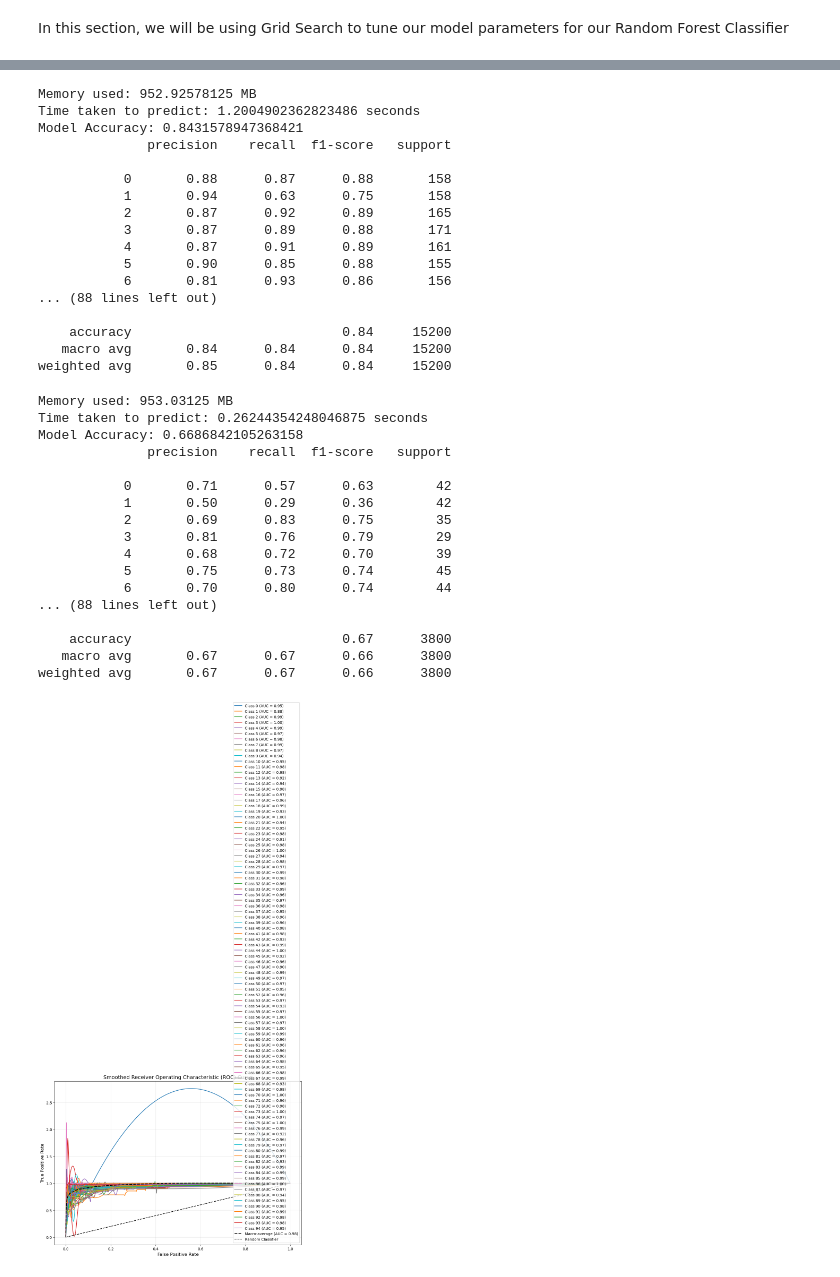
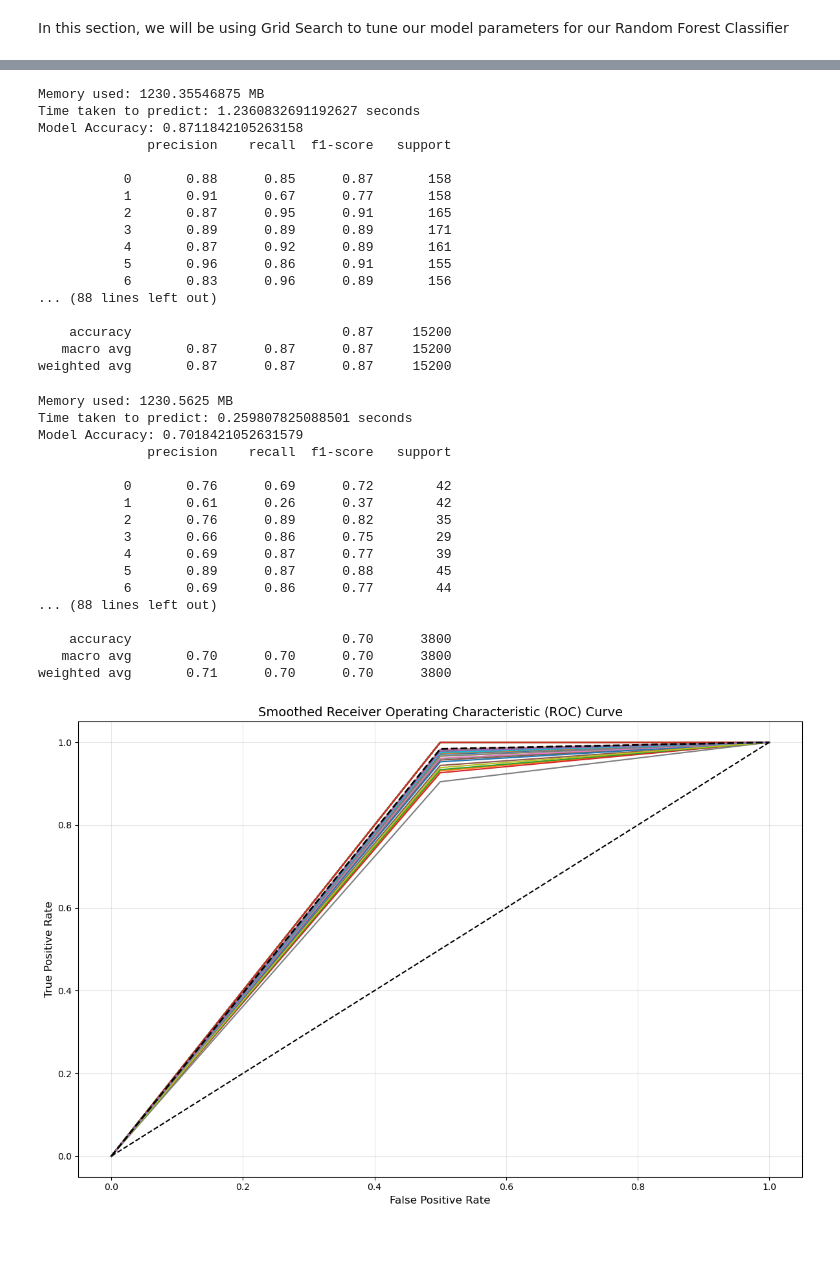
Before and after one commit to BettinaTee03/Machine-Learning-Group-Project, a Jupyter notebook: closedworld_multiclass.ipynb, the cells around one changed output, grey strips where cells are left out. Saved outputs shown, nothing was run; the diff lists cells and outputs as text; code cells hidden in the pictures; blank space fills up the shorter version.

```diff
--- a/closedworld_multiclass.ipynb
+++ b/closedworld_multiclass.ipynb
@@ -26,10 +25,10 @@ To begin, we will first import the dataframes into this notebook. Run either 1 o
 If you are using Google Colab, run this block
 # %%
 # 1 Use this with colab
-#print("Loading datafile...")
-#with open('datasets/extracted_features.pkl', 'rb') as f:
-#    extracted_df = pickle.load(f)
-#print ("Data loaded")
+print("Loading datafile...")
+with open('datasets/extracted_features.pkl', 'rb') as f:
+    extracted_df = pickle.load(f)
+print ("Data loaded")
 # %% [markdown]
 If you are using local, run this block
 # %%
@@ -582,26 +582,26 @@ memory_used_selected_features_tuned_train = process.memory_info().rss / (1024 *
 # Print accuracy and other metrics
 print("Memory used:", memory_used_selected_features_tuned_train, "MB")
 print("Time taken to predict:", time_taken_selected_features_tuned_train, "seconds")
-print("Model Accuracy:", accuracy_score(y_train, y_train_pred))
-print(classification_report(y_train, y_train_pred))
+print("Model Accuracy:", accuracy_score(y_initial_train, y_initial_train_pred))
+print(classification_report(y_initial_train, y_initial_train_pred))
 # %% [output]
-Memory used: 952.92578125 MB
-Time taken to predict: 1.2004902362823486 seconds
-Model Accuracy: 0.8431578947368421
+Memory used: 1230.35546875 MB
+Time taken to predict: 1.2360832691192627 seconds
+Model Accuracy: 0.8711842105263158
               precision    recall  f1-score   support
 
-           0       0.88      0.87      0.88       158
-           1       0.94      0.63      0.75       158
-           2       0.87      0.92      0.89       165
-           3       0.87      0.89      0.88       171
-           4       0.87      0.91      0.89       161
-           5       0.90      0.85      0.88       155
-           6       0.81      0.93      0.86       156
+           0       0.88      0.85      0.87       158
+           1       0.91      0.67      0.77       158
+           2       0.87      0.95      0.91       165
+           3       0.89      0.89      0.89       171
+           4       0.87      0.92      0.89       161
+           5       0.96      0.86      0.91       155
+           6       0.83      0.96      0.89       156
 ... (88 lines left out)
 
-    accuracy                           0.84     15200
-   macro avg       0.84      0.84      0.84     15200
-weighted avg       0.85      0.84      0.84     15200
+    accuracy                           0.87     15200
+   macro avg       0.87      0.87      0.87     15200
+weighted avg       0.87      0.87      0.87     15200
 # %%
 # Create a process object to track current process
 process = psutil.Process(os.getpid())
@@ -618,26 +618,26 @@ memory_used_selected_features_tuned_test = process.memory_info().rss / (1024 * 1
 # Print accuracy and other metrics
 print("Memory used:", memory_used_selected_features_tuned_test, "MB")
 print("Time taken to predict:", time_taken_selected_features_tuned_test, "seconds")
-print("Model Accuracy:", accuracy_score(y_test, y_test_pred))
-print(classification_report(y_test, y_test_pred))
+print("Model Accuracy:", accuracy_score(y_initial_test, y_initial_test_pred))
+print(classification_report(y_initial_test, y_initial_test_pred))
 # %% [output]
-Memory used: 953.03125 MB
-Time taken to predict: 0.26244354248046875 seconds
-Model Accuracy: 0.6686842105263158
+Memory used: 1230.5625 MB
+Time taken to predict: 0.259807825088501 seconds
+Model Accuracy: 0.7018421052631579
               precision    recall  f1-score   support
 
-           0       0.71      0.57      0.63        42
-           1       0.50      0.29      0.36        42
-           2       0.69      0.83      0.75        35
-           3       0.81      0.76      0.79        29
-           4       0.68      0.72      0.70        39
-           5       0.75      0.73      0.74        45
-           6       0.70      0.80      0.74        44
+           0       0.76      0.69      0.72        42
+           1       0.61      0.26      0.37        42
+           2       0.76      0.89      0.82        35
+           3       0.66      0.86      0.75        29
+           4       0.69      0.87      0.77        39
+           5       0.89      0.87      0.88        45
+           6       0.69      0.86      0.77        44
 ... (88 lines left out)
 
-    accuracy                           0.67      3800
-   macro avg       0.67      0.67      0.66      3800
-weighted avg       0.67      0.67      0.66      3800
+    accuracy                           0.70      3800
+   macro avg       0.70      0.70      0.70      3800
+weighted avg       0.71      0.70      0.70      3800
 # %%
 from sklearn.metrics import roc_curve, auc
 from scipy.interpolate import interp1d
@@ -646,14 +646,14 @@ import matplotlib.pyplot as plt
 import numpy as np
 
 # Binarize the test labels
-classes = clf_selected_features.classes_
-y_test_bin = label_binarize(y_test, classes=classes)
+classes = grid.classes_
+y_test_bin = label_binarize(y_initial_test, classes=classes)
 
 # Get predicted probabilities
-y_test_proba = clf_selected_features.predict_proba(X_test)
+y_test_proba = grid.predict_proba(X_initial_test)
 
 # Function to smooth the ROC curve
-def smooth_curve(x, y, num_points=1000):
+def smooth_curve(x, y, num_points=3):
     # Ensure unique x values
     unique_x, indices = np.unique(x, return_index=True)
     unique_y = y[indices]
@@ -687,32 +687,31 @@ for i, class_label in enumerate(classes):
 try:
     # Prepare for macro-average
     all_fpr = np.unique(np.concatenate([roc[2] for roc in roc_aucs]))
     mean_tpr = np.zeros_like(all_fpr)
 
     # Interpolate and average TPR
     for _, _, fpr, tpr in roc_aucs:
         mean_tpr += np.interp(all_fpr, fpr, tpr)
     mean_tpr /= len(roc_aucs)
 
     # Compute macro-average AUC
     macro_auc = auc(all_fpr, mean_tpr)
 
     # Plot macro-average ROC curve
     plt.plot(all_fpr, mean_tpr, label=f'Macro-average (AUC = {macro_auc:.2f})',
              color='black', linestyle='--', linewidth=2)
 except Exception as e:
     print(f"Error computing macro-average: {e}")
 
 # Plot chance line
 plt.plot([0, 1], [0, 1], 'k--', label='Random Classifier')
 
 # Customize the plot
 plt.xlabel('False Positive Rate', fontsize=12)
 plt.ylabel('True Positive Rate', fontsize=12)
 plt.title('Smoothed Receiver Operating Characteristic (ROC) Curve', fontsize=14)
-plt.legend(loc='lower right', fontsize=10)
 plt.grid(alpha=0.3)
 plt.tight_layout()
 plt.show()
 # %% [output]
-[figure, old version]
+[figure, new version]
```
Also changed, not shown: parts of 9 cells of this notebook.
